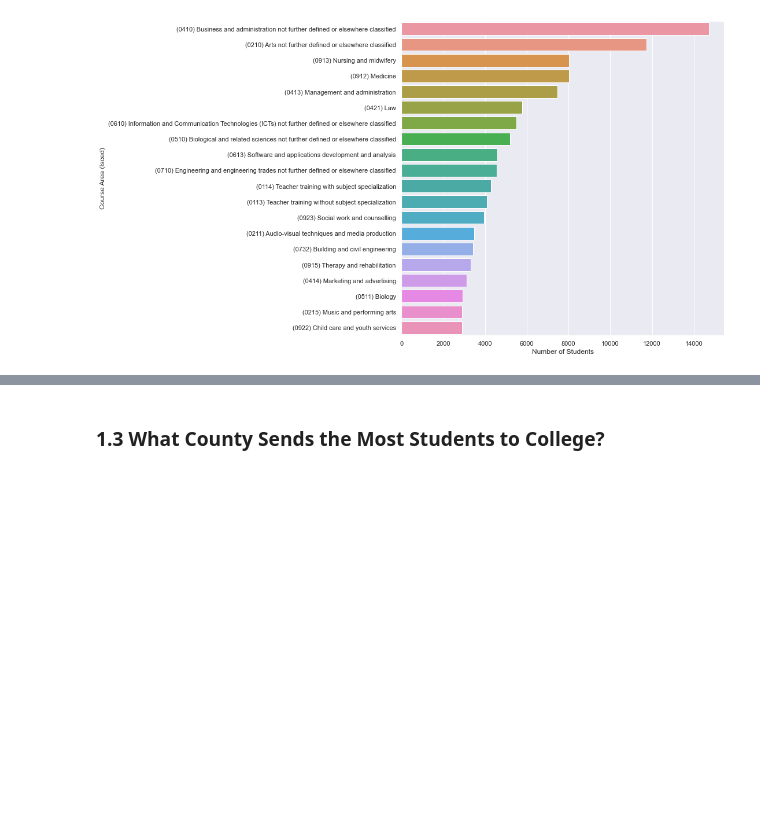
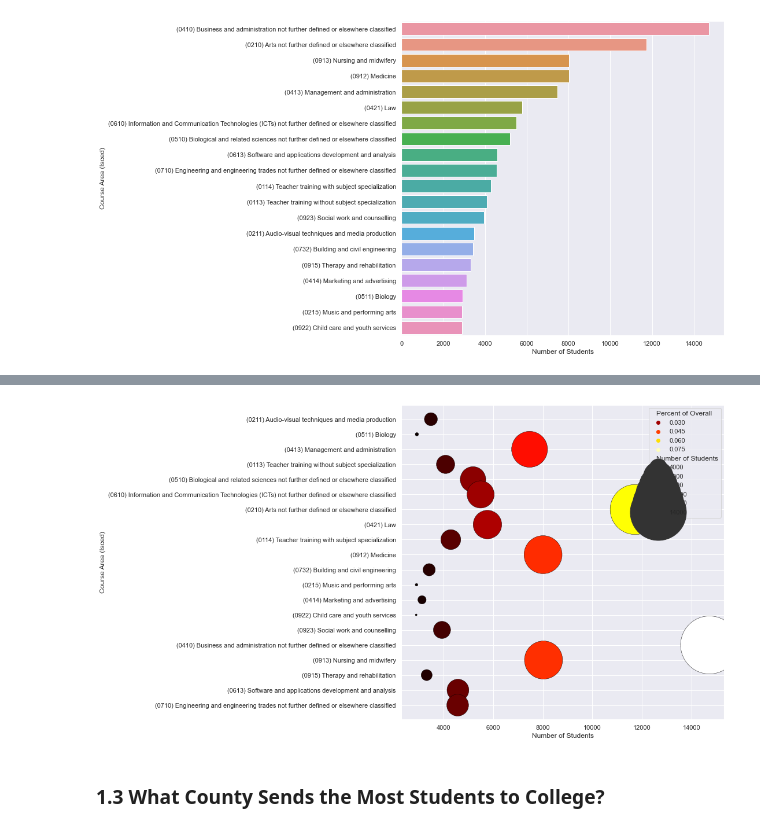
Before and after one commit to rhayeswaterford/UCDProject, a Jupyter notebook: Richard Hayes UCD Project.ipynb, the cells around one changed output, grey strips where cells are left out. Drawn from its saved outputs; the diff is of its cells as text; code cells hidden in the pictures; blank space fills up the shorter version.

```diff
--- a/Richard Hayes UCD Project.ipynb
+++ b/Richard Hayes UCD Project.ipynb
@@ -164,3 +151,8 @@ student_population_course [0:20]
 sns.barplot(data=student_population_course[0:20], y="Course Area (Isced)", x="Number of Students");
 # %% [output]
 [figure]
+# %%
+# Again it would be interesting to know what percentage of the overall each of these occupies
+student_population_course ["Percent of Overall"] = student_population_course ["Number of Students"]/student_population_course ["Number of Students"].sum()
+student_population_course=student_population_course.round(decimals=5)
+student_population_course [0:20]
@@ -167,3 +178,20 @@ sns.barplot(data=student_population_course[0:20], y="Course Area (Isced)", x="Nu
+# %%
+# Create chart here maybe?
+
+# Shuffle the rows for the purposes of the graphic
+student_population_course_shuffled=student_population_course[0:20].sample(frac=1)
+# %%
+sns.scatterplot(data=student_population_course_shuffled
+                , x="Number of Students"
+                , y="Course Area (Isced)"
+                , edgecolor = "black"
+                , palette="hot"
+                , size="Number of Students"
+                , sizes=(10,10000)#(minsize, maxsize)
+                , hue="Percent of Overall"
+                );
+# %% [output]
+[figure, added]
 # %% [markdown]
 ### 1.3 What County Sends the Most Students to College?
 # %%
```
Also changed, not shown: parts of 9 cells of this notebook.
